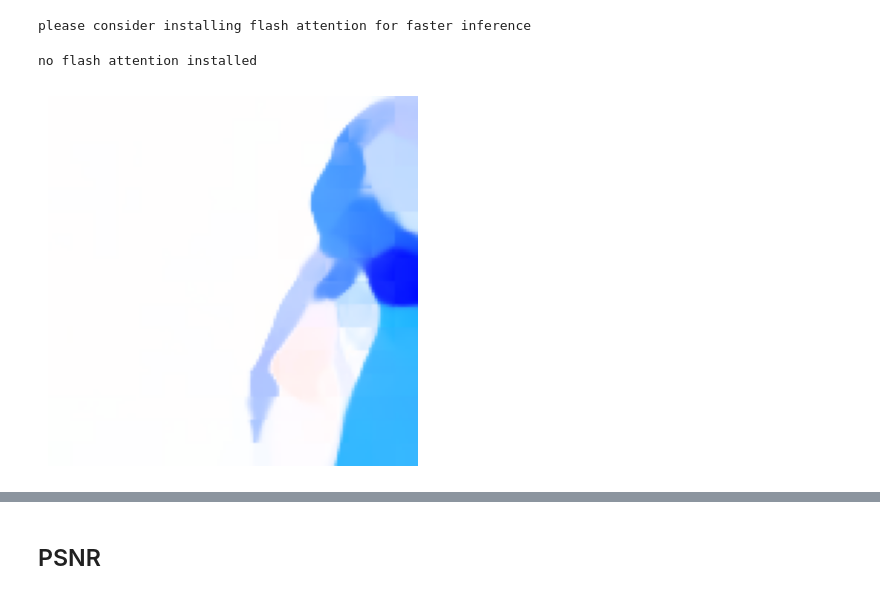
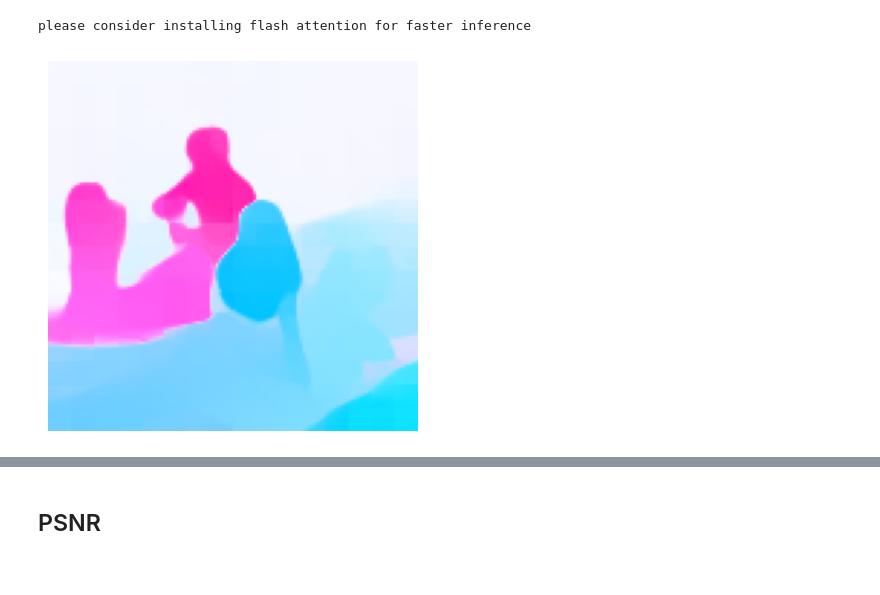
Before and after one commit to twezowic/SIGK, a Jupyter notebook: lab5/note.ipynb, the cells around one changed output, grey strips where cells are left out. Drawn from its saved outputs; the diff is of its cells as text; code cells hidden in the pictures.

```diff
--- a/lab5/note.ipynb
+++ b/lab5/note.ipynb
@@ -111,10 +111,9 @@ please consider installing flash attention for faster inference
 # %%
 a = generates_flow(x[1], x[0])
 
-show(a)
+show(torch.from_numpy(a).detach())
 # %% [output]
-no flash attention installed
-[figure, old version]
+[figure, new version]
 # %%
 def warp(img, flow):
     B, _, H, W = img.size()
```
Also changed, not shown: parts of 11 cells of this notebook, 3 other files.
